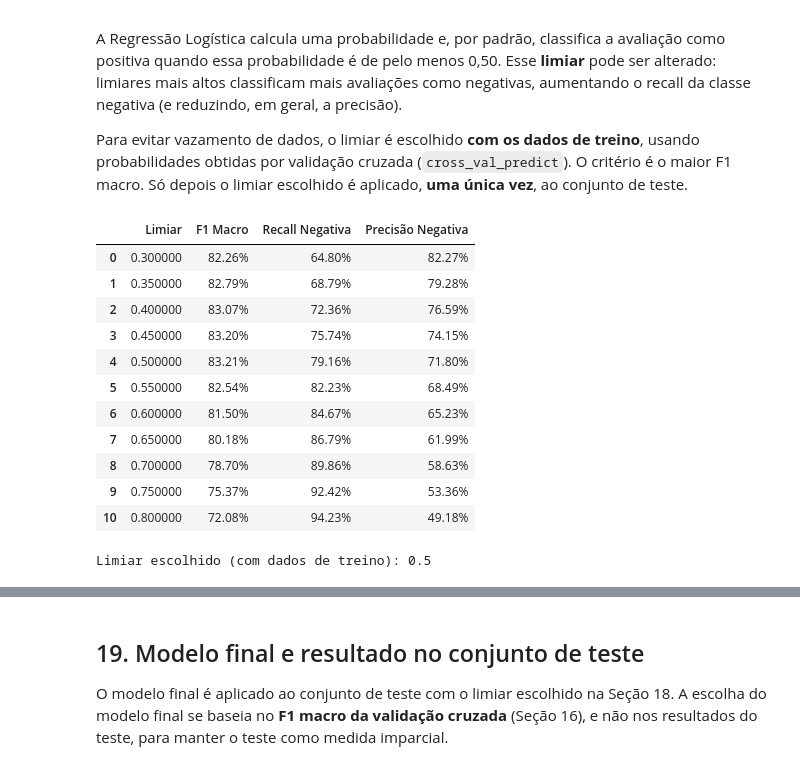
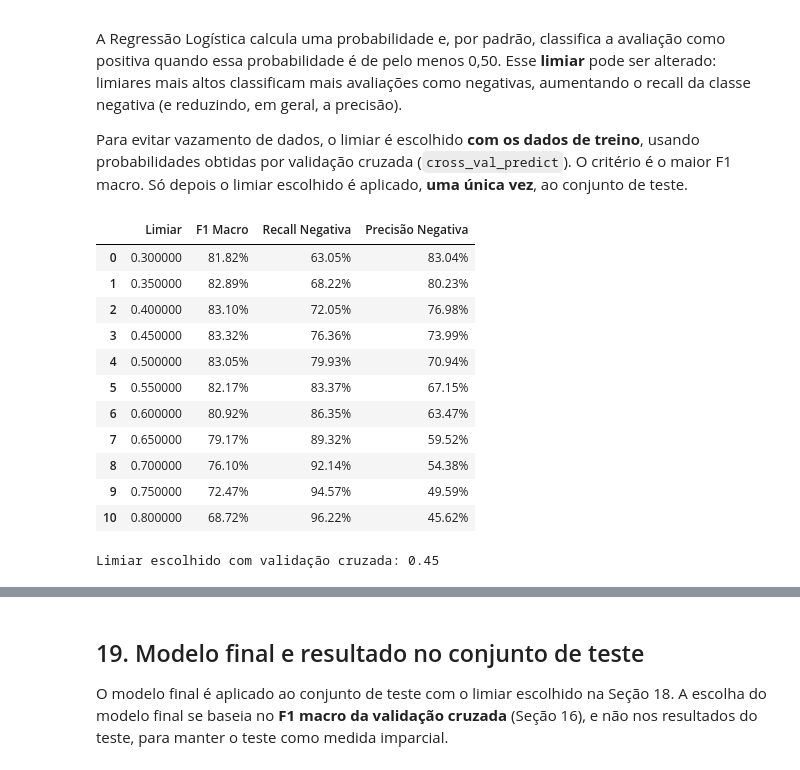
Before and after one commit to marcosaraujoCL/projeto-aplicado-II-classificacoes-avaliacoes, a Jupyter notebook: Notebooks/02_modelagem_avaliacao.ipynb, the cells around one changed output, grey strips where cells are left out. Cells and saved outputs as stored; diff of their text form; code cells hidden in the pictures.

```diff
--- a/Notebooks/02_modelagem_avaliacao.ipynb
+++ b/Notebooks/02_modelagem_avaliacao.ipynb
@@ -665,37 +745,69 @@ A Regressão Logística calcula uma probabilidade e, por padrão, classifica a a
 
 Para evitar vazamento de dados, o limiar é escolhido **com os dados de treino**, usando probabilidades obtidas por validação cruzada (`cross_val_predict`). O critério é o maior F1 macro. Só depois o limiar escolhido é aplicado, **uma única vez**, ao conjunto de teste.
 # %%
-melhor_lr = gs_lr.best_estimator_
-
-proba_cv = cross_val_predict(melhor_lr, X_treino, y_treino, cv=skf,
-                             method="predict_proba")[:, 1]
+# Seleção do limiar com validação cruzada e busca de parâmetros
+proba_cv = cross_val_predict(
+    gs_lr,
+    X_treino,
+    y_treino,
+    cv=skf,
+    method="predict_proba",
+    n_jobs=-1
+)[:, 1]
 
 linhas = []
+
 for limiar in np.arange(0.30, 0.81, 0.05):
     prev = (proba_cv >= limiar).astype(int)
+
     linhas.append({
         "Limiar": round(float(limiar), 2),
-        "F1 Macro": f1_score(y_treino, prev, average="macro"),
-        "Recall Negativa": recall_score(y_treino, prev, pos_label=0),
-        "Precisão Negativa": precision_score(y_treino, prev, pos_label=0, zero_division=0),
+        "F1 Macro": f1_score(
+            y_treino, prev, average="macro"
+        ),
+        "Recall Negativa": recall_score(
+            y_treino, prev, pos_label=0
+        ),
+        "Precisão Negativa": precision_score(
+            y_treino,
+            prev,
+            pos_label=0,
+            zero_division=0
+        )
     })
 
 tabela_limiar = pd.DataFrame(linhas)
-display(tabela_limiar.style.format({c: "{:.2%}" for c in tabela_limiar.columns if c != "Limiar"}))
 
-limiar_escolhido = float(tabela_limiar.loc[tabela_limiar["F1 Macro"].idxmax(), "Limiar"])
-print("Limiar escolhido (com dados de treino):", limiar_escolhido)
+display(
+    tabela_limiar.style.format({
+        c: "{:.2%}"
+        for c in tabela_limiar.columns
+        if c != "Limiar"
+    })
+)
+
+limiar_escolhido = float(
+    tabela_limiar.loc[
+        tabela_limiar["F1 Macro"].idxmax(),
+        "Limiar"
+    ]
+)
+
+print(
+    "Limiar escolhido com validação cruzada:",
+    limiar_escolhido
+)
 # %% [output]
 |  | Limiar | F1 Macro | Recall Negativa | Precisão Negativa |
-| 0 | 0.300000 | 82.26% | 64.80% | 82.27% |
-| 1 | 0.350000 | 82.79% | 68.79% | 79.28% |
-| 2 | 0.400000 | 83.07% | 72.36% | 76.59% |
-| 3 | 0.450000 | 83.20% | 75.74% | 74.15% |
-| 4 | 0.500000 | 83.21% | 79.16% | 71.80% |
-| 5 | 0.550000 | 82.54% | 82.23% | 68.49% |
-| 6 | 0.600000 | 81.50% | 84.67% | 65.23% |
-| 7 | 0.650000 | 80.18% | 86.79% | 61.99% |
-| 8 | 0.700000 | 78.70% | 89.86% | 58.63% |
-| 9 | 0.750000 | 75.37% | 92.42% | 53.36% |
-| 10 | 0.800000 | 72.08% | 94.23% | 49.18% |
+| 0 | 0.300000 | 81.82% | 63.05% | 83.04% |
+| 1 | 0.350000 | 82.89% | 68.22% | 80.23% |
+| 2 | 0.400000 | 83.10% | 72.05% | 76.98% |
+| 3 | 0.450000 | 83.32% | 76.36% | 73.99% |
+| 4 | 0.500000 | 83.05% | 79.93% | 70.94% |
+| 5 | 0.550000 | 82.17% | 83.37% | 67.15% |
+| 6 | 0.600000 | 80.92% | 86.35% | 63.47% |
+| 7 | 0.650000 | 79.17% | 89.32% | 59.52% |
+| 8 | 0.700000 | 76.10% | 92.14% | 54.38% |
+| 9 | 0.750000 | 72.47% | 94.57% | 49.59% |
+| 10 | 0.800000 | 68.72% | 96.22% | 45.62% |
-Limiar escolhido (com dados de treino): 0.5
+Limiar escolhido com validação cruzada: 0.45
```
Also changed, not shown: parts of 6 cells of this notebook, 5 other files.
